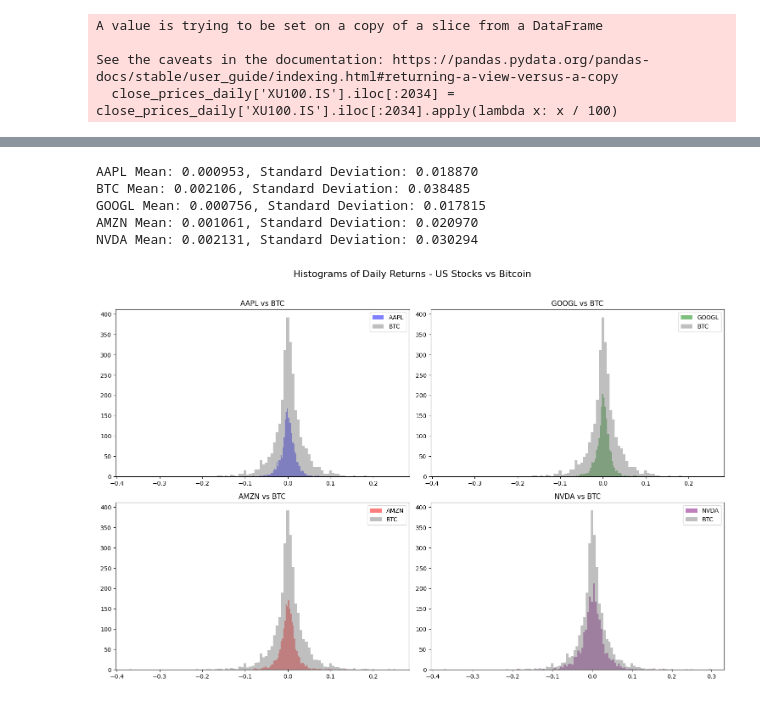
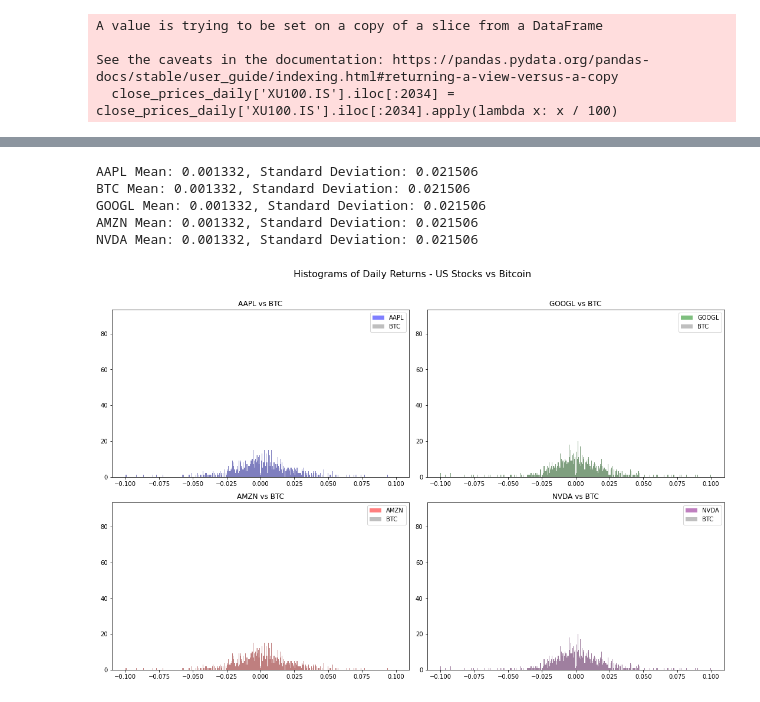
Before and after one commit to moleh13/EC48E, a Jupyter notebook: EC48E_PS01.ipynb, the cells around one changed output, grey strips where cells are left out. Saved outputs shown, nothing was run; the diff lists cells and outputs as text; code cells hidden in the pictures.

```diff
--- a/EC48E_PS01.ipynb
+++ b/EC48E_PS01.ipynb
@@ -31,10 +30,12 @@ close_prices_weekly = data_weekly.loc[:, (slice(None), 'Close')]
 close_prices_monthly = data_monthly.loc[:, (slice(None), 'Close')]
 close_prices_yearly = data_yearly.loc[:, (slice(None), 'Close')]
 
+close_prices_dict = {
+    'Daily': close_prices_daily,
+    'Weekly': close_prices_weekly,
+    'Monthly': close_prices_monthly,
+    'Yearly': close_prices_yearly
+    }
 
-
-# Remove the second level of the column index
-close_prices_daily.columns = close_prices_daily.columns.droplevel(1)
-close_prices_weekly.columns = close_prices_weekly.columns.droplevel(1)
-close_prices_monthly.columns = close_prices_monthly.columns.droplevel(1)
-close_prices_yearly.columns = close_prices_yearly.columns.droplevel(1)
+for key, close_prices in close_prices_dict.items():
+    close_prices_dict[key].columns = close_prices_dict[key].columns.droplevel(1)
@@ -99,4 +174,11 @@ tuprs_list_yearly = remove_nan_from_list(close_prices_yearly['TUPRS.IS'].tolist(
 # %%
+linear_returns = {}
+
+for lst in daily_lists.values():
+    for ticker in tickers:
+        linear_returns[ticker] = pd.Series(lst).pct_change()
+
+"""
 btc_series = pd.Series(btc_list)
 linear_btc_returns = btc_series.pct_change()
 
@@ -123,4 +205,5 @@ linear_akbnk_returns = akbnk_series.pct_change()
 
 tuprs_series = pd.Series(tuprs_list)
 linear_tuprs_returns = tuprs_series.pct_change()
+"""
 # %%
@@ -322,14 +480,10 @@ fig.suptitle('Histograms of Daily Returns - US Stocks vs Bitcoin', fontsize=16)
 # Plot histograms for each stock against Bitcoin with increased sensitivity (more bins)
 bins = 100
 
-def calculate_stats(data, label):
-    mean = np.mean(data)
-    std_dev = np.std(data)
-    print(f"{label} Mean: {mean:.6f}, Standard Deviation: {std_dev:.6f}")
+btc_data = linear_returns["BTC-USD"].dropna()
 
 # AAPL vs BTC
-aapl_data = linear_aapl_returns.dropna()
-btc_data = linear_btc_returns.dropna()
+aapl_data = linear_returns["AAPL"].dropna()
 axes[0, 0].hist(aapl_data, bins=bins, color='blue', alpha=0.5, label='AAPL')
 axes[0, 0].hist(btc_data, bins=bins, color='gray', alpha=0.5, label='BTC')
 axes[0, 0].set_title('AAPL vs BTC')
@@ -337,39 +491,39 @@ axes[0, 0].legend()
 calculate_stats(aapl_data, 'AAPL')
 calculate_stats(btc_data, 'BTC')
 
 # GOOGL vs BTC
-googl_data = linear_googl_returns.dropna()
+googl_data = linear_returns["GOOGL"].dropna()
 axes[0, 1].hist(googl_data, bins=bins, color='green', alpha=0.5, label='GOOGL')
 axes[0, 1].hist(btc_data, bins=bins, color='gray', alpha=0.5, label='BTC')
 axes[0, 1].set_title('GOOGL vs BTC')
 axes[0, 1].legend()
 calculate_stats(googl_data, 'GOOGL')
 
 # AMZN vs BTC
-amzn_data = linear_amzn_returns.dropna()
+amzn_data = linear_returns["AMZN"].dropna()
 axes[1, 0].hist(amzn_data, bins=bins, color='red', alpha=0.5, label='AMZN')
 axes[1, 0].hist(btc_data, bins=bins, color='gray', alpha=0.5, label='BTC')
 axes[1, 0].set_title('AMZN vs BTC')
 axes[1, 0].legend()
 calculate_stats(amzn_data, 'AMZN')
 
 # NVDA vs BTC
-nvda_data = linear_nvda_returns.dropna()
+nvda_data = linear_returns["NVDA"].dropna()
 axes[1, 1].hist(nvda_data, bins=bins, color='purple', alpha=0.5, label='NVDA')
 axes[1, 1].hist(btc_data, bins=bins, color='gray', alpha=0.5, label='BTC')
 axes[1, 1].set_title('NVDA vs BTC')
 axes[1, 1].legend()
 calculate_stats(nvda_data, 'NVDA')
 
 # Adjust layout for better appearance
 plt.tight_layout(rect=[0, 0, 1, 0.96])
 
 # Show the plots
 plt.show()
 # %% [output]
-AAPL Mean: 0.000953, Standard Deviation: 0.018870
-BTC Mean: 0.002106, Standard Deviation: 0.038485
-GOOGL Mean: 0.000756, Standard Deviation: 0.017815
-AMZN Mean: 0.001061, Standard Deviation: 0.020970
-NVDA Mean: 0.002131, Standard Deviation: 0.030294
+AAPL Mean: 0.001332, Standard Deviation: 0.021506
+BTC Mean: 0.001332, Standard Deviation: 0.021506
+GOOGL Mean: 0.001332, Standard Deviation: 0.021506
+AMZN Mean: 0.001332, Standard Deviation: 0.021506
+NVDA Mean: 0.001332, Standard Deviation: 0.021506
-[figure, old version]
+[figure, new version]
```
Also changed, not shown: parts of 18 cells of this notebook.
